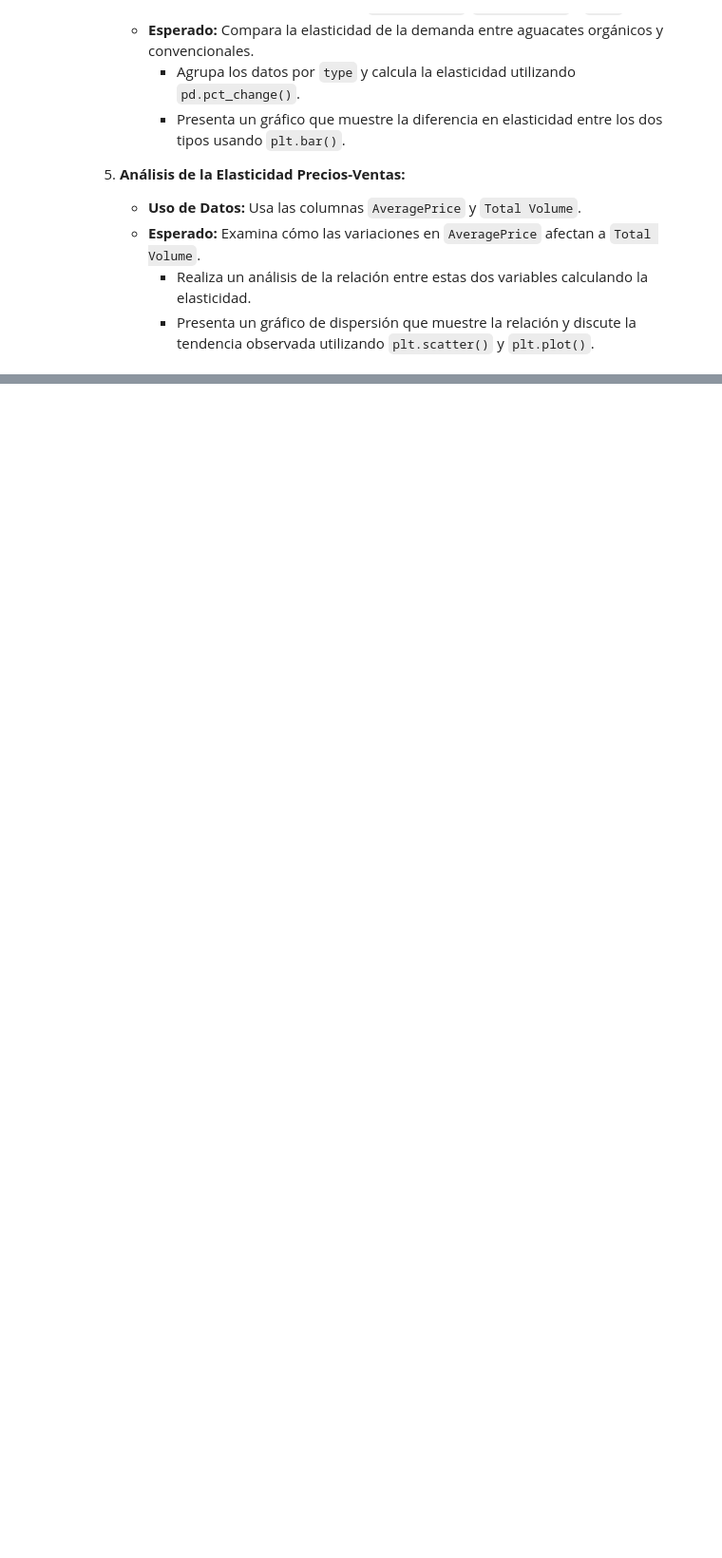
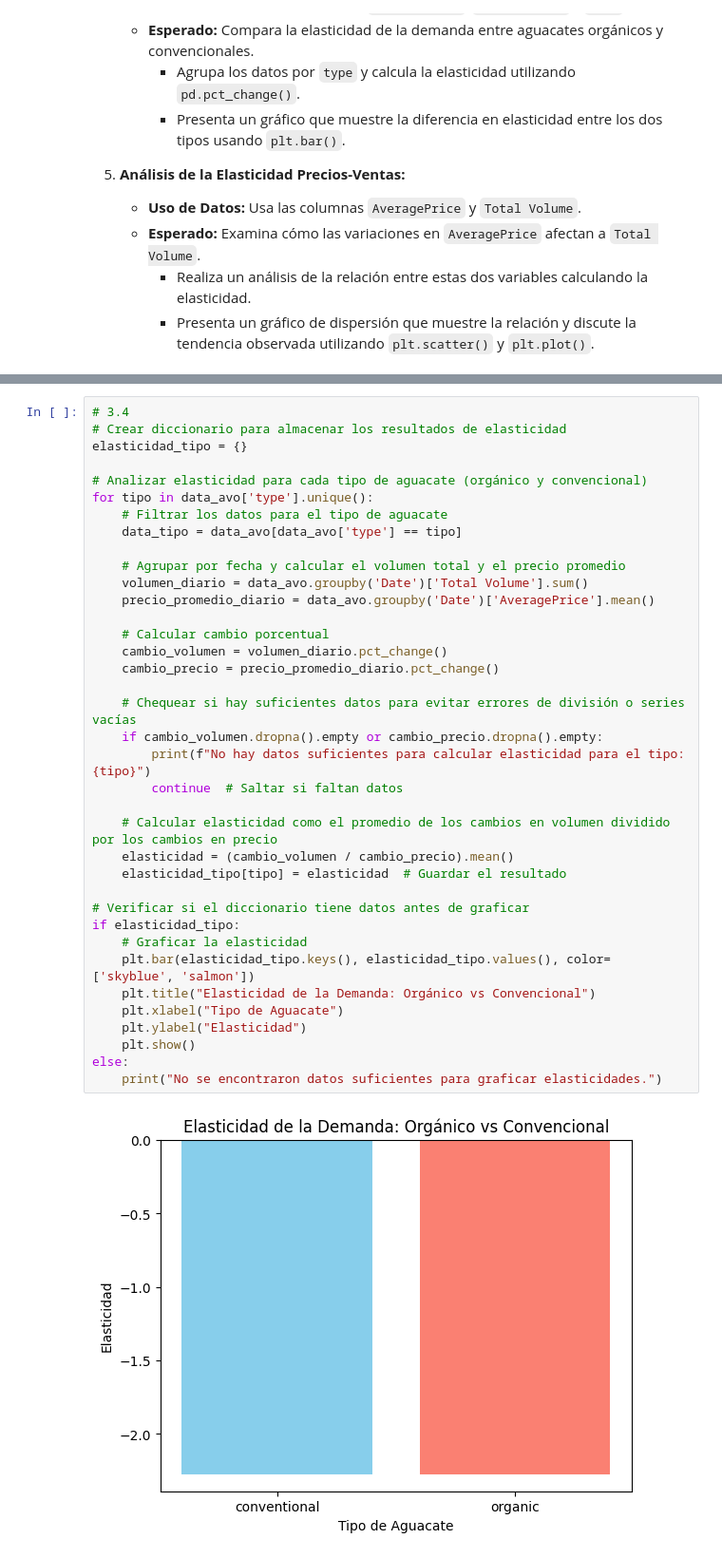
Before and after one commit to ChrisAnori/Avocado, a Jupyter notebook: proyecto.ipynb, the cells around one changed output, grey strips where cells are left out. Shown: that part at 95% size. Drawn from its saved outputs; the diff is of its cells as text; blank space fills up the shorter version.

```diff
--- a/proyecto.ipynb
+++ b/proyecto.ipynb
@@ -290,0 +416,39 @@ $$
+# %%
+# 3.4
+# Crear diccionario para almacenar los resultados de elasticidad
+elasticidad_tipo = {}
+
+# Analizar elasticidad para cada tipo de aguacate (orgánico y convencional)
+for tipo in data_avo['type'].unique():
+    # Filtrar los datos para el tipo de aguacate
+    data_tipo = data_avo[data_avo['type'] == tipo]
+
+    # Agrupar por fecha y calcular el volumen total y el precio promedio
+    volumen_diario = data_avo.groupby('Date')['Total Volume'].sum()
+    precio_promedio_diario = data_avo.groupby('Date')['AveragePrice'].mean()
+
+    # Calcular cambio porcentual
+    cambio_volumen = volumen_diario.pct_change()
+    cambio_precio = precio_promedio_diario.pct_change()
+
+    # Chequear si hay suficientes datos para evitar errores de división o series vacías
+    if cambio_volumen.dropna().empty or cambio_precio.dropna().empty:
+        print(f"No hay datos suficientes para calcular elasticidad para el tipo: {tipo}")
+        continue  # Saltar si faltan datos
+
+    # Calcular elasticidad como el promedio de los cambios en volumen dividido por los cambios en precio
+    elasticidad = (cambio_volumen / cambio_precio).mean()
+    elasticidad_tipo[tipo] = elasticidad  # Guardar el resultado
+
+# Verificar si el diccionario tiene datos antes de graficar
+if elasticidad_tipo:
+    # Graficar la elasticidad
+    plt.bar(elasticidad_tipo.keys(), elasticidad_tipo.values(), color=['skyblue', 'salmon'])
+    plt.title("Elasticidad de la Demanda: Orgánico vs Convencional")
+    plt.xlabel("Tipo de Aguacate")
+    plt.ylabel("Elasticidad")
+    plt.show()
+else:
+    print("No se encontraron datos suficientes para graficar elasticidades.")
+# %% [output]
+[figure, added]
```
Also changed, not shown: parts of 27 cells of this notebook.
